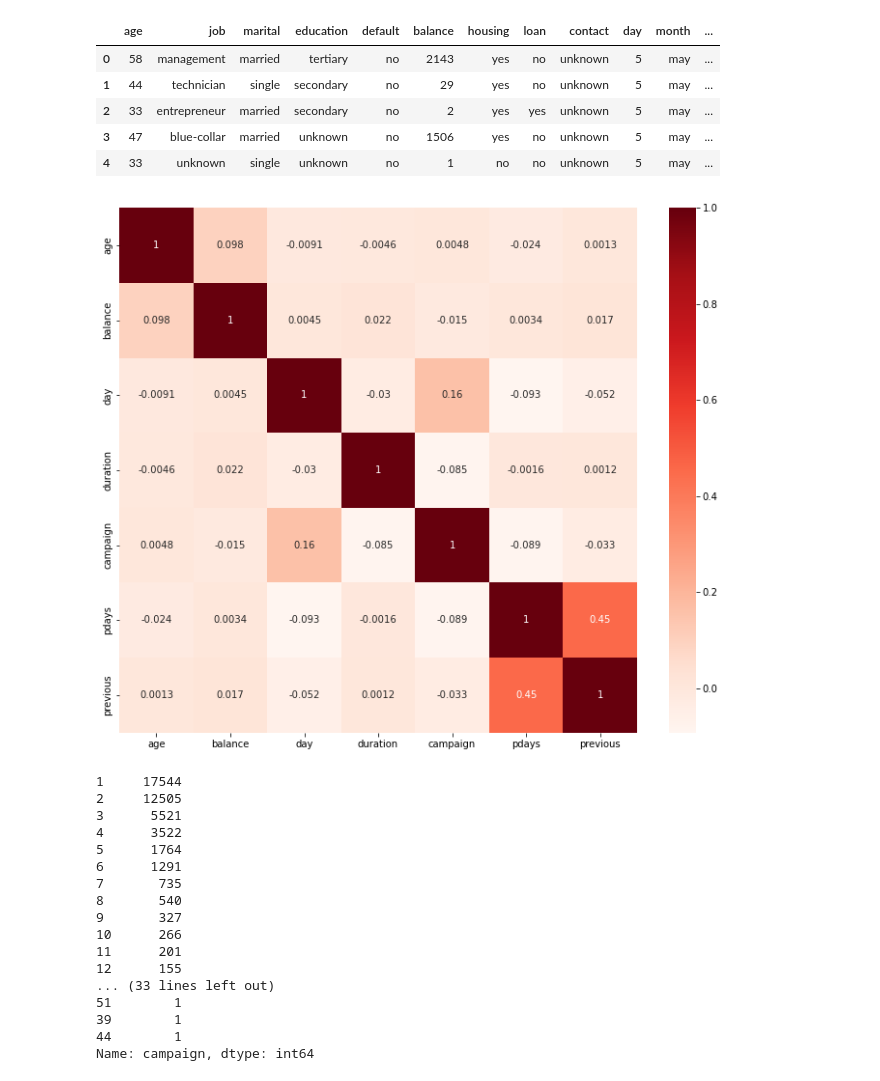
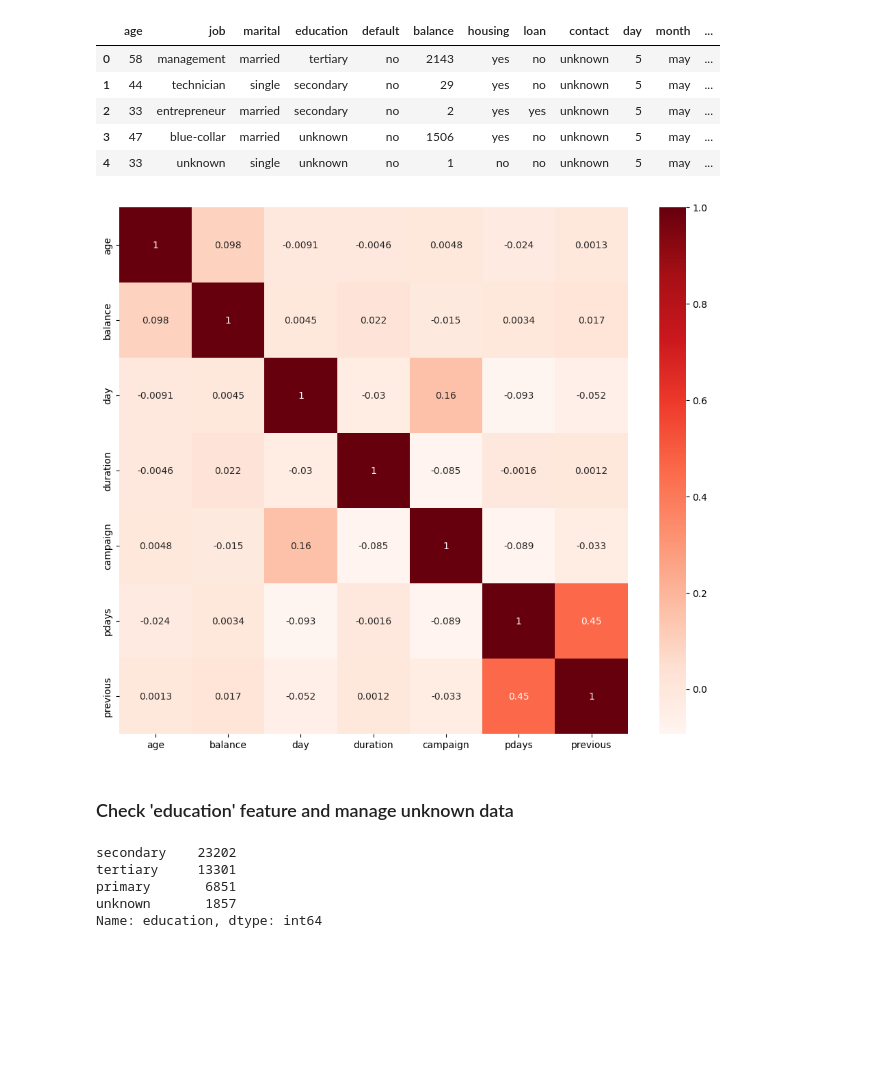
Before and after one commit to AthimetA/FRA503_HW_ML, a Jupyter notebook: HW1-ML.ipynb, the cells around one changed output. Saved outputs shown, nothing was run; the diff lists cells and outputs as text; code cells hidden in the pictures; blank space fills up the shorter version.

```diff
--- a/HW1-ML.ipynb
+++ b/HW1-ML.ipynb
@@ -4,0 +23,6 @@ import scipy.stats as stats
+# %%
+def checkCorrFF(df):
+    plt.figure(figsize=(12,10))
+    cor = df.corr()
+    sns.heatmap(cor, annot=True, cmap=plt.cm.Reds)
+    plt.show()
@@ -14,13 +45,3 @@ df.head()
 | 2 | 33 | entrepreneur | married | secondary | no | 2 | yes | yes | unknown | 5 | may | ... |
 | 3 | 47 | blue-collar | married | unknown | no | 1506 | yes | no | unknown | 5 | may | ... |
 | 4 | 33 | unknown | single | unknown | no | 1 | no | no | unknown | 5 | may | ... |
-# %%
-import matplotlib.pyplot as plt
-import seaborn as sns
-
-plt.figure(figsize=(12,10))
-cor = df.corr()
-sns.heatmap(cor, annot=True, cmap=plt.cm.Reds)
-plt.show()
-# %% [output]
-[figure, removed]
@@ -39,0 +48,4 @@ def diagnostic_plots(df, variable):
+# %%
+checkCorrFF(df)
+# %% [output]
+[figure, added]
@@ -40,20 +55,10 @@ def diagnostic_plots(df, variable):
+# %% [markdown]
+### Check 'education' feature and manage unknown data
 # %%
-df['campaign'].value_counts()
+df['education'].value_counts()
 # %% [output]
-1     17544
-2     12505
-3      5521
-4      3522
-5      1764
-6      1291
-7       735
-8       540
-9       327
-10      266
-11      201
-12      155
-... (33 lines left out)
-51        1
-39        1
-44        1
-Name: campaign, dtype: int64
+secondary    23202
+tertiary     13301
+primary       6851
+unknown       1857
+Name: education, dtype: int64
```
Also changed, not shown: parts of 26 cells of this notebook.
